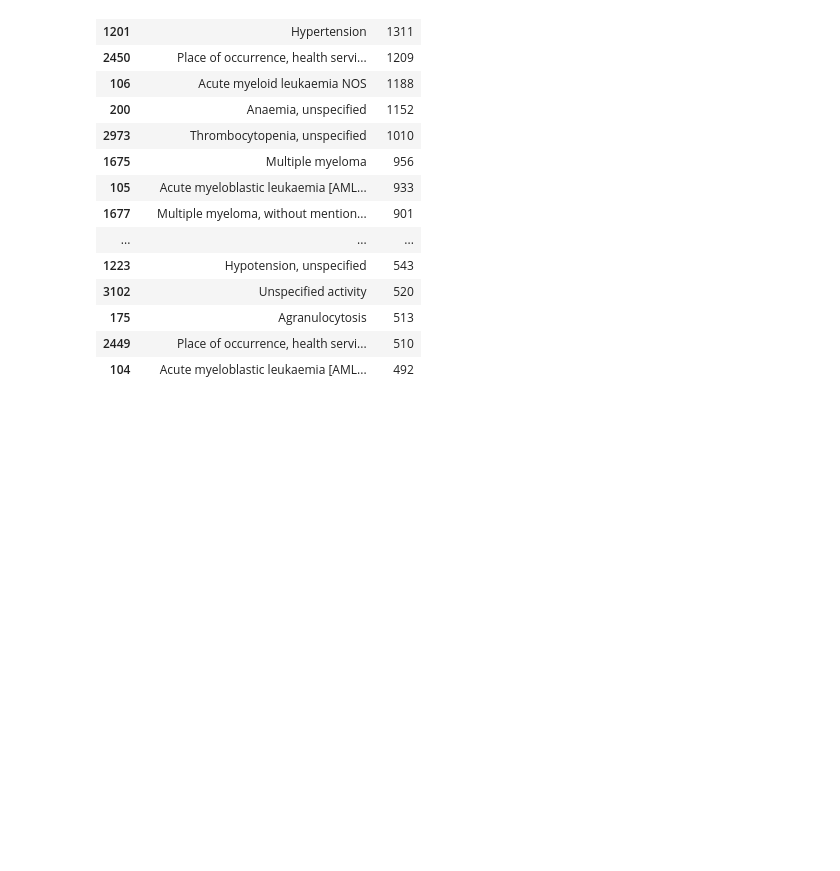
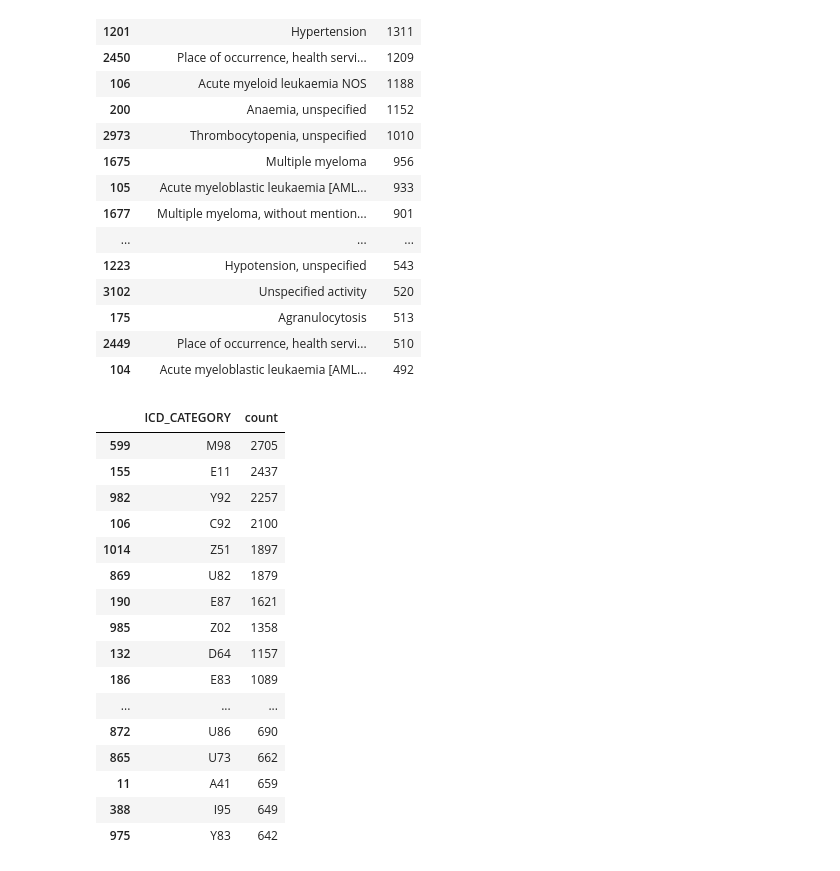
Before and after one commit to ryashpal/EHR-Int-Analysis, a Jupyter notebook: notebooks/co_morbidities_analysis/exploration_1.ipynb, the cells around one changed output. Drawn from its saved outputs; the diff is of its cells as text; code cells hidden in the pictures; blank space fills up the shorter version.

```diff
--- a/notebooks/co_morbidities_analysis/exploration_1.ipynb
+++ b/notebooks/co_morbidities_analysis/exploration_1.ipynb
@@ -189,3 +189,28 @@ topComorbiditiesDf.sort_values(by=['count'], ascending=False)[:20]
 | 175 | Agranulocytosis | 513 |
 | 2449 | Place of occurrence, health servi... | 510 |
 | 104 | Acute myeloblastic leukaemia [AML... | 492 |
+# %%
+filteredIcdDf['ICD_CATEGORY'] = filteredIcdDf.AUSTRALIAN_MODIFICATION.str[:3]
+topIcdCategoriesDf = filteredIcdDf[['EPISODE_ID', 'ICD_CATEGORY']].groupby(by=['ICD_CATEGORY']).agg(['count'])
+topIcdCategoriesDf.columns = topIcdCategoriesDf.columns.levels[1]
+topIcdCategoriesDf = topIcdCategoriesDf.reset_index()
+topIcdCategoriesDf = topIcdCategoriesDf.sort_values(by=['count'], ascending=False)
+topIcdCategoriesDf[:20]
+# %% [output]
+|  | ICD_CATEGORY | count |
+| 599 | M98 | 2705 |
+| 155 | E11 | 2437 |
+| 982 | Y92 | 2257 |
+| 106 | C92 | 2100 |
+| 1014 | Z51 | 1897 |
+| 869 | U82 | 1879 |
+| 190 | E87 | 1621 |
+| 985 | Z02 | 1358 |
+| 132 | D64 | 1157 |
+| 186 | E83 | 1089 |
+| ... | ... | ... |
+| 872 | U86 | 690 |
+| 865 | U73 | 662 |
+| 11 | A41 | 659 |
+| 388 | I95 | 649 |
+| 975 | Y83 | 642 |
```
Also changed, not shown: parts of 3 cells of this notebook, 5 other files.
